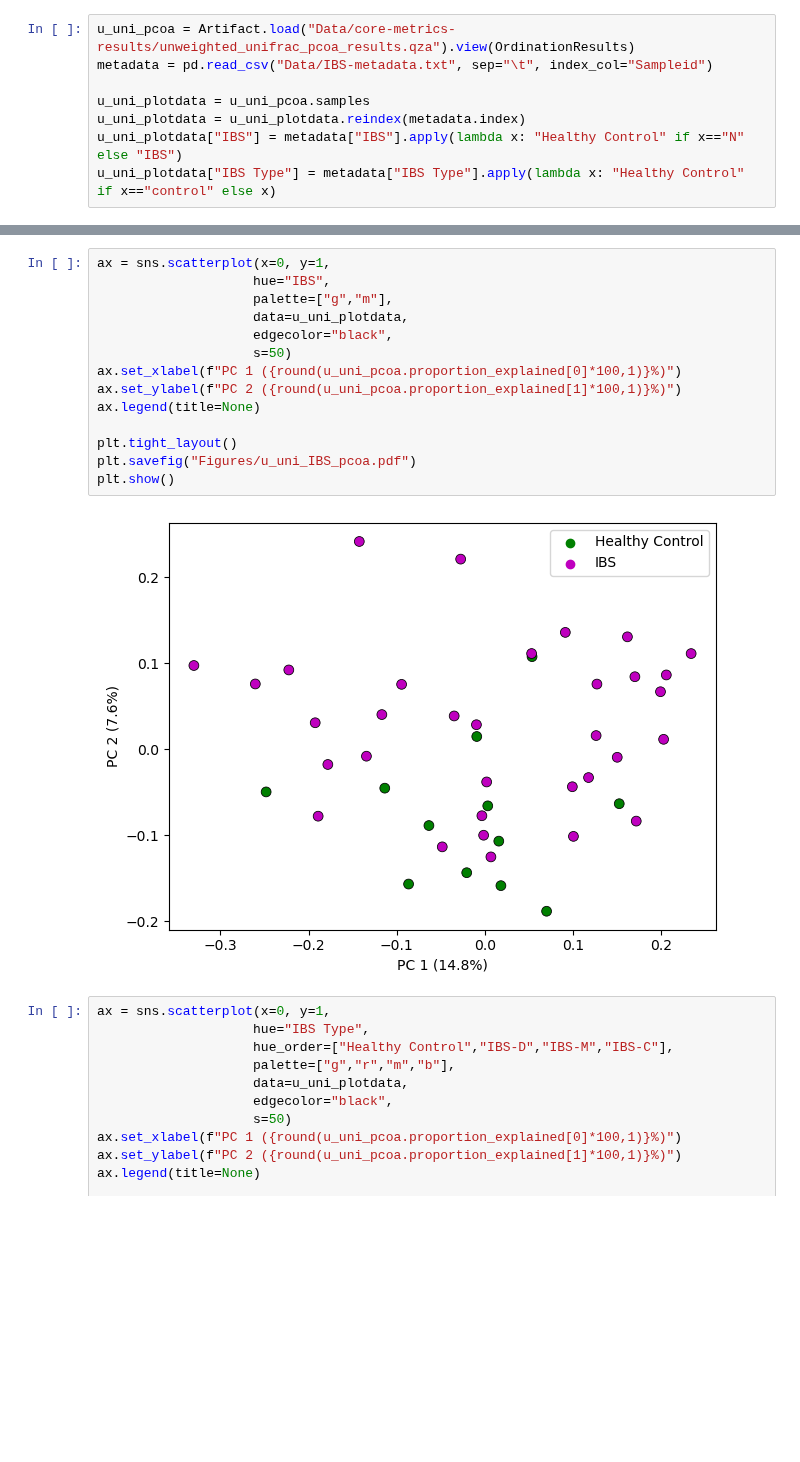
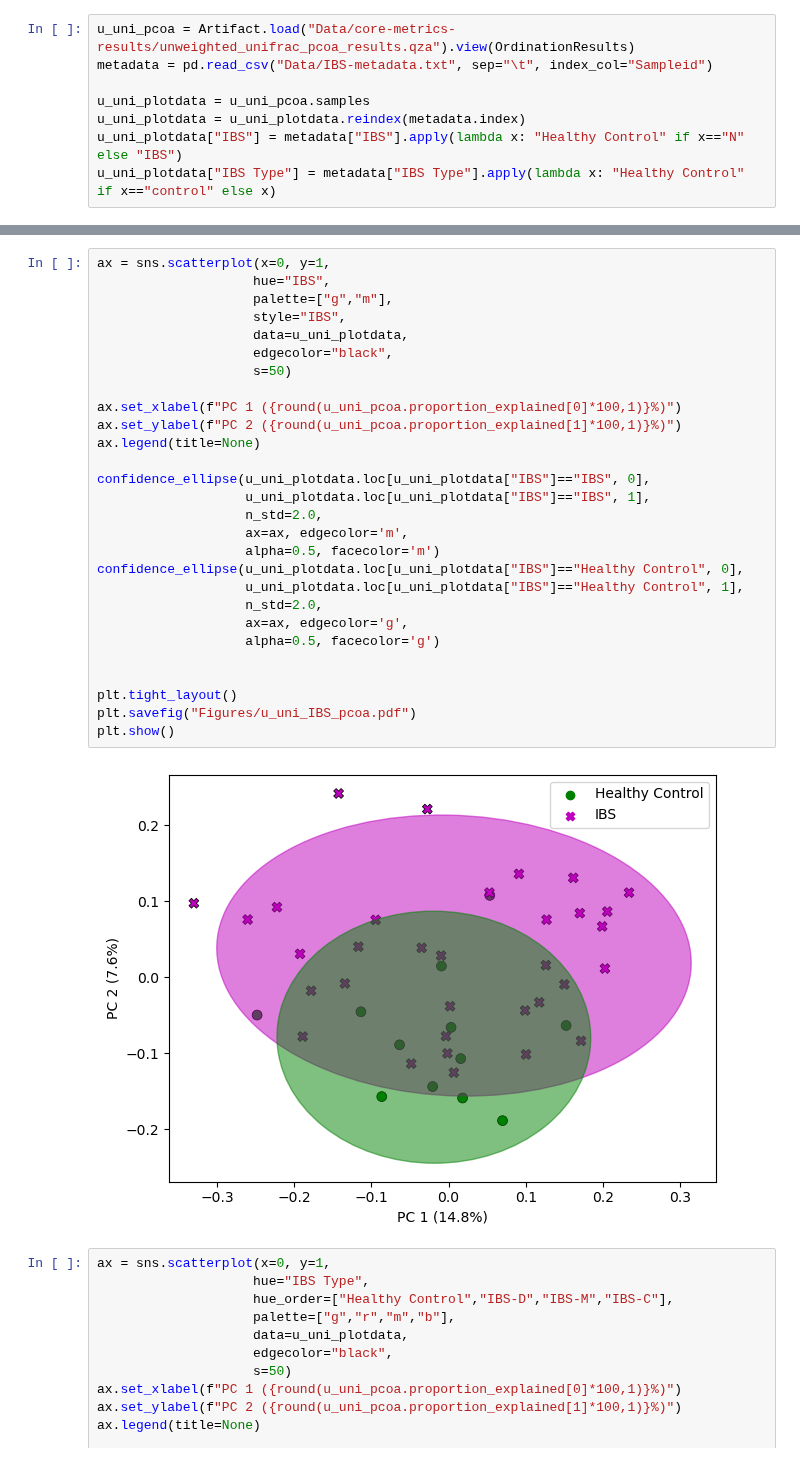
Before and after one commit to sterrettJD/Phadtare-IBS, a Jupyter notebook: PCoA.ipynb, the cells around one changed output, grey strips where cells are left out. Cells and saved outputs as stored; diff of their text form; blank space fills up the shorter version.

Commit message:
add ellipses to ibs pcoa

```diff
--- a/PCoA.ipynb
+++ b/PCoA.ipynb
@@ -44,19 +98,33 @@ u_uni_plotdata["IBS Type"] = metadata["IBS Type"].apply(lambda x: "Healthy Contr
 # %%
 ax = sns.scatterplot(x=0, y=1,
                     hue="IBS",
                     palette=["g","m"],
+                    style="IBS",
                     data=u_uni_plotdata,
                     edgecolor="black",
                     s=50)
+
 ax.set_xlabel(f"PC 1 ({round(u_uni_pcoa.proportion_explained[0]*100,1)}%)")
 ax.set_ylabel(f"PC 2 ({round(u_uni_pcoa.proportion_explained[1]*100,1)}%)")
 ax.legend(title=None)
 
+confidence_ellipse(u_uni_plotdata.loc[u_uni_plotdata["IBS"]=="IBS", 0],
+                   u_uni_plotdata.loc[u_uni_plotdata["IBS"]=="IBS", 1],
+                   n_std=2.0,
+                   ax=ax, edgecolor='m',
+                   alpha=0.5, facecolor='m')
+confidence_ellipse(u_uni_plotdata.loc[u_uni_plotdata["IBS"]=="Healthy Control", 0],
+                   u_uni_plotdata.loc[u_uni_plotdata["IBS"]=="Healthy Control", 1],
+                   n_std=2.0,
+                   ax=ax, edgecolor='g',
+                   alpha=0.5, facecolor='g')
+
+
 plt.tight_layout()
 plt.savefig("Figures/u_uni_IBS_pcoa.pdf")
 plt.show()
 # %% [output]
-[figure, old version]
+[figure, new version]
 # %%
 ax = sns.scatterplot(x=0, y=1,
                     hue="IBS Type",
```
Also changed, not shown: parts of 2 cells of this notebook.
